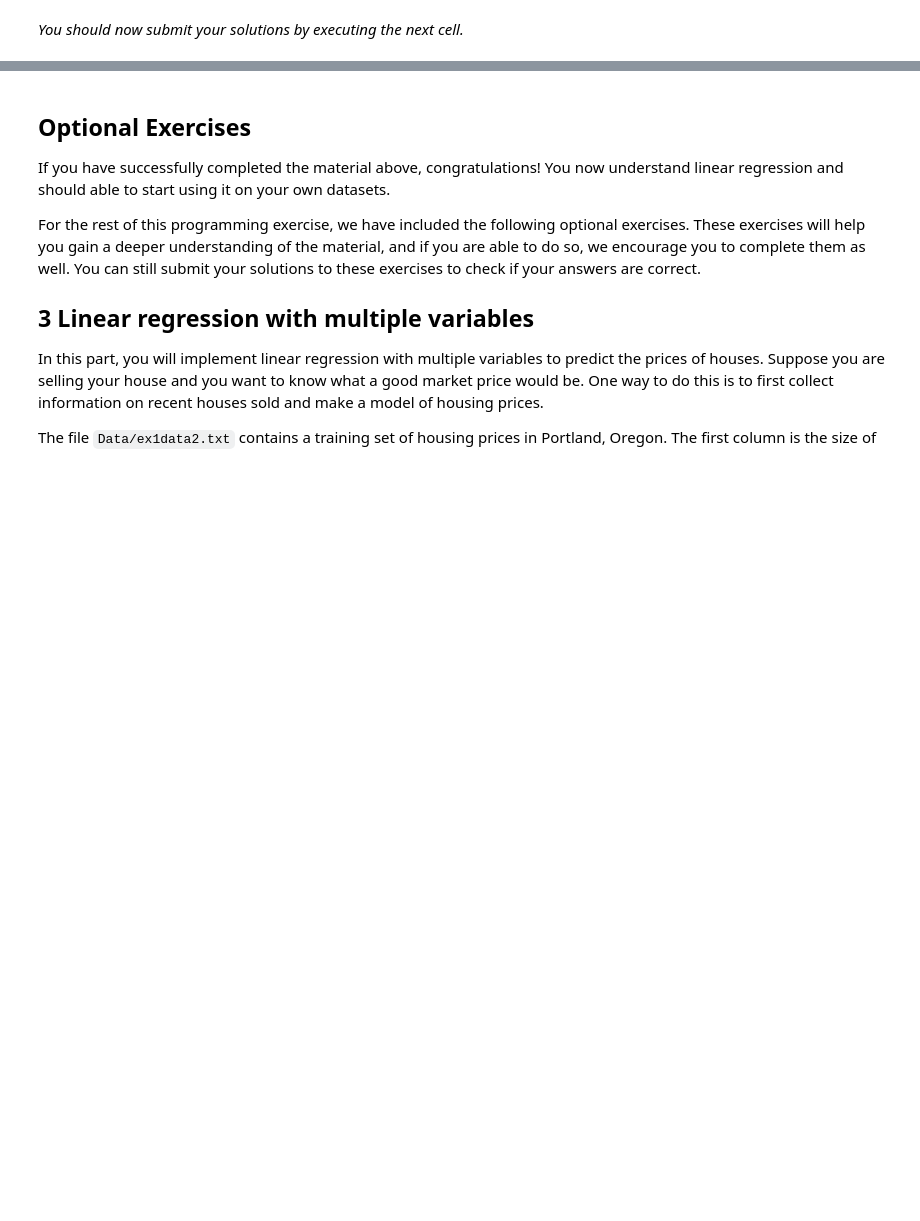
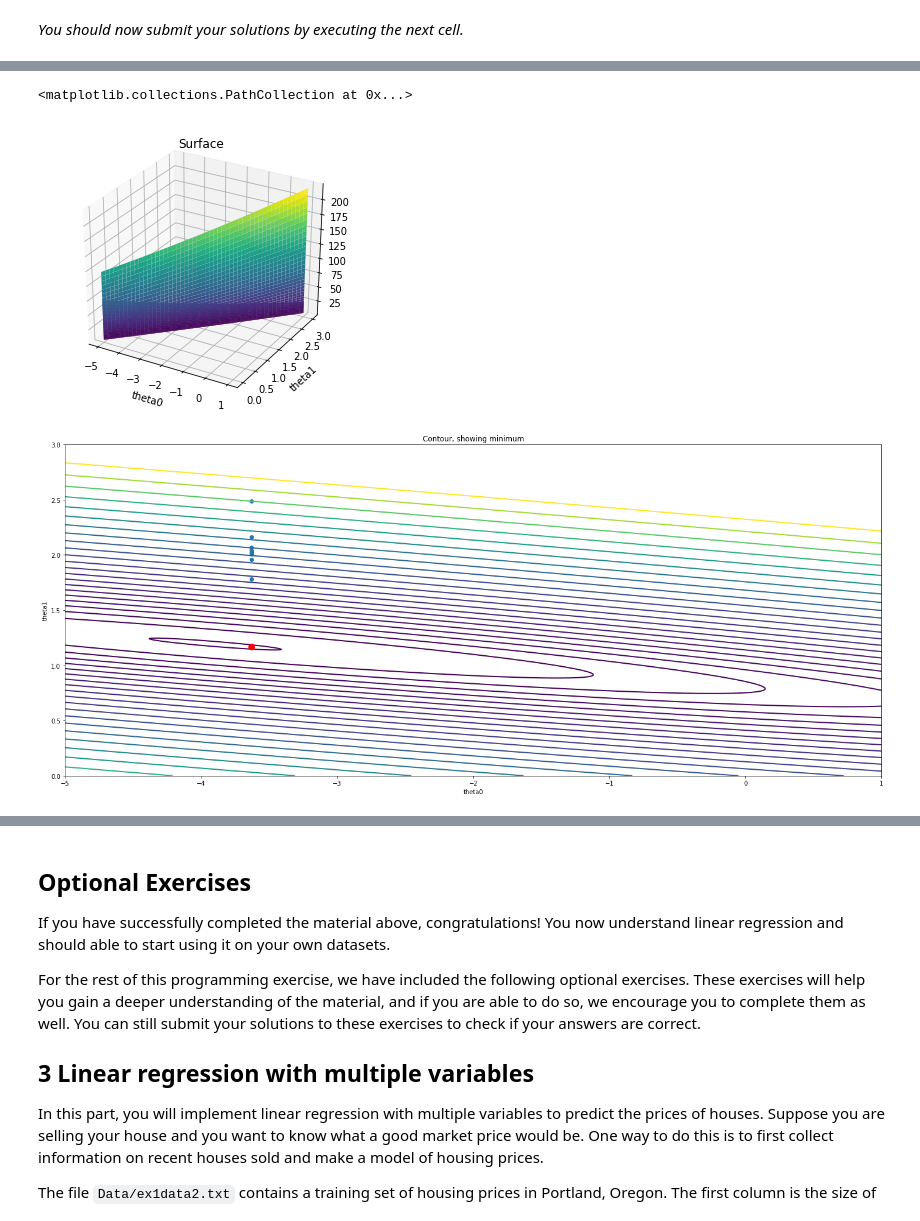
Before and after one commit to Dannynis/DL-ML-DSP, a Jupyter notebook: ml-coursera-python-assignments-master/Exercise1/exercise1.ipynb, the cells around one changed output, grey strips where cells are left out. Cells and saved outputs as stored; diff of their text form; code cells hidden in the pictures; blank space fills up the shorter version.

```diff
--- a/ml-coursera-python-assignments-master/Exercise1/exercise1.ipynb
+++ b/ml-coursera-python-assignments-master/Exercise1/exercise1.ipynb
@@ -658,3 +646,4 @@ pyplot.legend(['J_history', 'sto_J_history']);
 plotData(X[:, 1], y)
 for theta in theta_history:
     pyplot.plot(X[:, 1], np.dot(X, theta), '-')
+    break
@@ -698,35 +680,43 @@ In the next cell, the code is set up to calculate $J(\theta)$ over a grid of val
 The purpose of these graphs is to show you how $J(\theta)$ varies with changes in $\theta_0$ and $\theta_1$. The cost function $J(\theta)$ is bowl-shaped and has a global minimum. (This is easier to see in the contour plot than in the 3D surface plot). This minimum is the optimal point for $\theta_0$ and $\theta_1$, and each step of gradient descent moves closer to this point.
 # %%
 # grid over which we will calculate J
-theta0_vals = np.linspace(-10, 10, 100)
-theta1_vals = np.linspace(-1, 4, 100)
+theta0_vals = np.linspace(-5, 1
+                          , 1000)
+theta1_vals = np.linspace(0, 3, 1000)
 
 # initialize J_vals to a matrix of 0's
 J_vals = np.zeros((theta0_vals.shape[0], theta1_vals.shape[0]))
 
 # Fill out J_vals
 for i, theta0 in enumerate(theta0_vals):
     for j, theta1 in enumerate(theta1_vals):
         J_vals[i, j] = computeCost(X, y, [theta0, theta1])
 
 # Because of the way meshgrids work in the surf command, we need to
 # transpose J_vals before calling surf, or else the axes will be flipped
 J_vals = J_vals.T
 
 # surface plot
 fig = pyplot.figure(figsize=(12, 5))
 ax = fig.add_subplot(121, projection='3d')
 ax.plot_surface(theta0_vals, theta1_vals, J_vals, cmap='viridis')
 pyplot.xlabel('theta0')
 pyplot.ylabel('theta1')
 pyplot.title('Surface')
 
 # contour plot
 # Plot J_vals as 15 contours spaced logarithmically between 0.01 and 100
-ax = pyplot.subplot(122)
-pyplot.contour(theta0_vals, theta1_vals, J_vals, linewidths=2, cmap='viridis', levels=np.logspace(-2, 3, 20))
+fig = pyplot.figure(figsize=(24, 10))
+
+# ax = pyplot.subplot(122)
+pyplot.contour(theta0_vals, theta1_vals, J_vals, linewidths=2, cmap='viridis', levels=np.logspace(-1, 2, 50))
 pyplot.xlabel('theta0')
 pyplot.ylabel('theta1')
 pyplot.plot(theta[0], theta[1], 'ro', ms=10, lw=2)
 pyplot.title('Contour, showing minimum')
 pass
+pyplot.scatter(np.array(sto_theta_history)[:,0],np.array(sto_theta_history)[:,1])
+# %% [output]
+<matplotlib.collections.PathCollection at 0x...>
+[figure, added]
+[figure, added]
```
Also changed, not shown: parts of 15 cells of this notebook.
